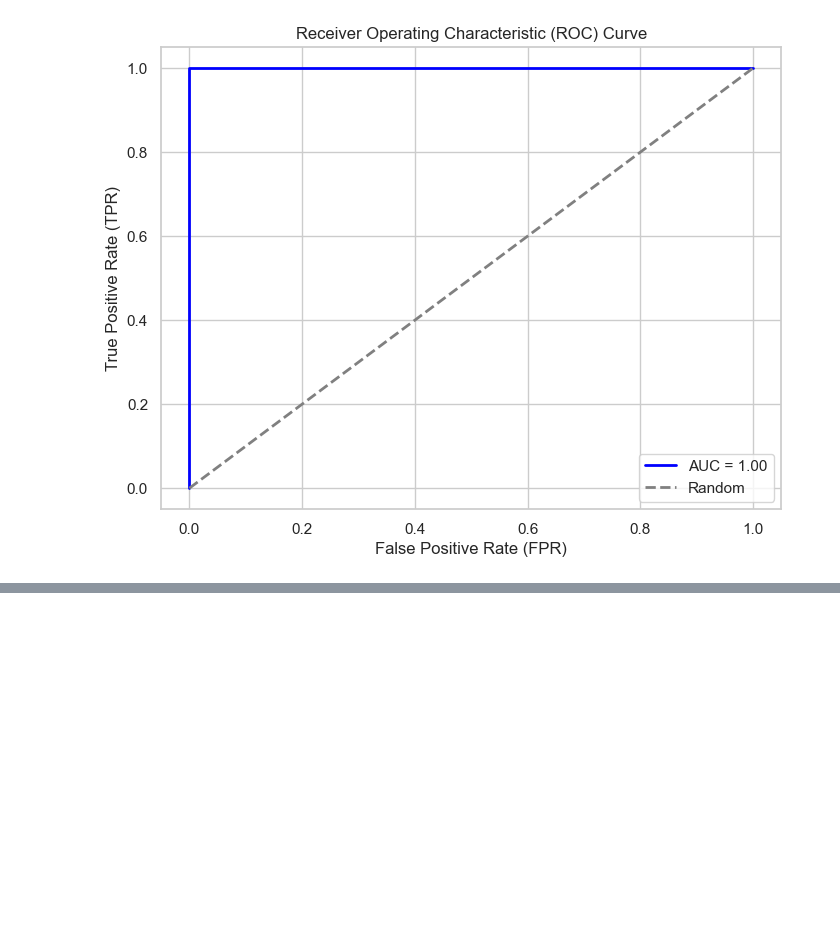
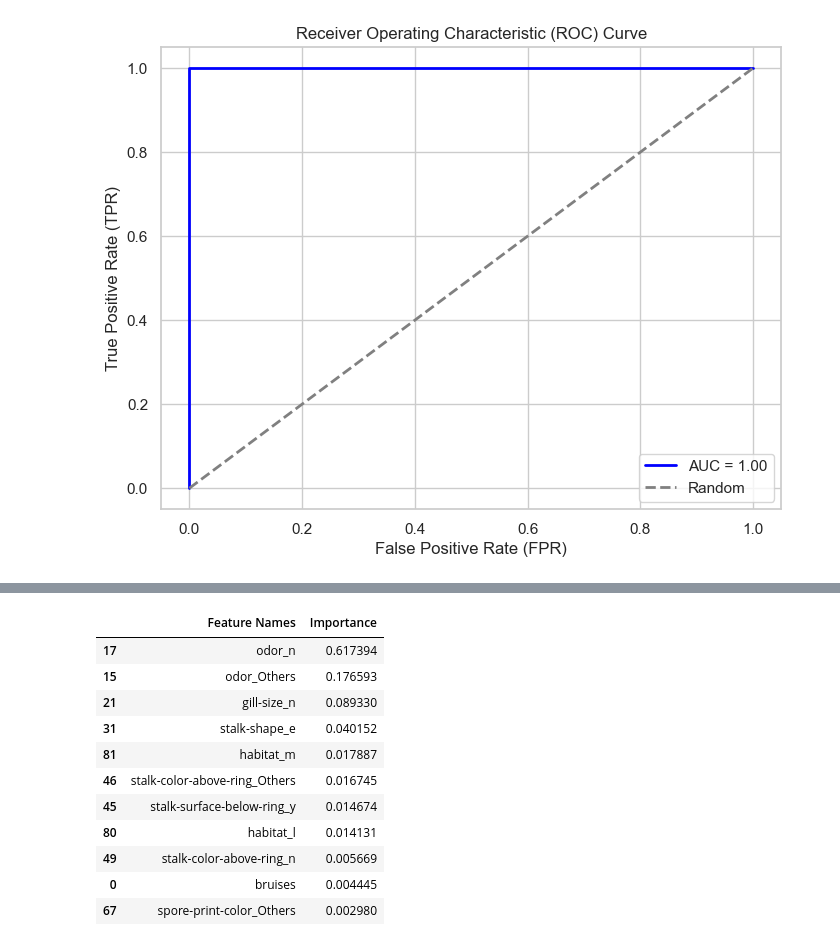
Before and after one commit to reneta-dimitrova96/Machine-Learning-Project-2023---Mushroom-Classification, a Jupyter notebook: mushroom_classification.ipynb, the cells around one changed output, grey strips where cells are left out. Cells and saved outputs as stored; diff of their text form; code cells hidden in the pictures; blank space fills up the shorter version.

```diff
--- a/mushroom_classification.ipynb
+++ b/mushroom_classification.ipynb
@@ -710,0 +781,20 @@ plt.show()
+# %%
+importance = best_tree.feature_importances_
+
+feature_importance_df = pd.DataFrame({'Feature Names': X.columns, 'Importance': importance})
+feature_importance_df = feature_importance_df[feature_importance_df['Importance'] > 0].sort_values(by='Importance', ascending=False)
+# %%
+feature_importance_df
+# %% [output]
+|  | Feature Names | Importance |
+| 17 | odor_n | 0.617394 |
+| 15 | odor_Others | 0.176593 |
+| 21 | gill-size_n | 0.089330 |
+| 31 | stalk-shape_e | 0.040152 |
+| 81 | habitat_m | 0.017887 |
+| 46 | stalk-color-above-ring_Others | 0.016745 |
+| 45 | stalk-surface-below-ring_y | 0.014674 |
+| 80 | habitat_l | 0.014131 |
+| 49 | stalk-color-above-ring_n | 0.005669 |
+| 0 | bruises | 0.004445 |
+| 67 | spore-print-color_Others | 0.002980 |
```
Also changed, not shown: parts of 20 cells of this notebook.
